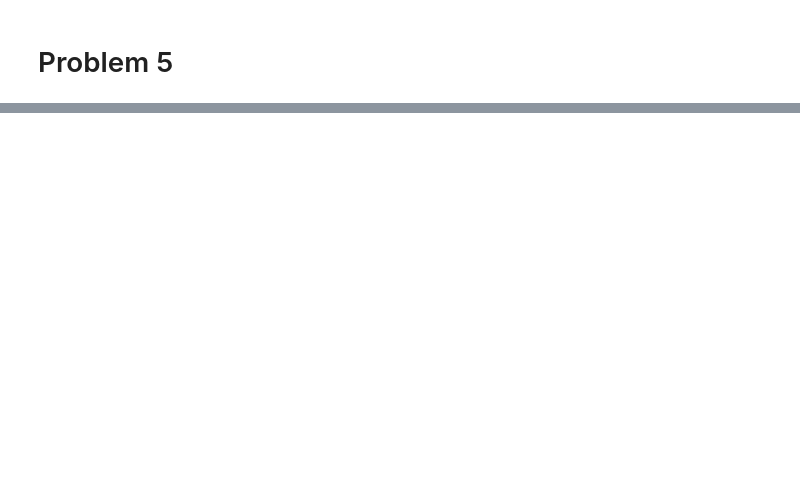
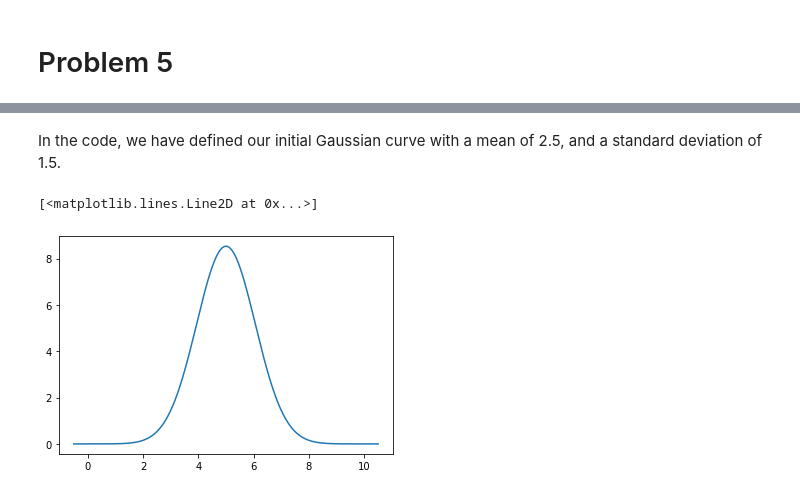
Before and after one commit to Mick-Ross/Computational-Data-Analysis, a Jupyter notebook: Homework 2.ipynb, the cells around one changed output, grey strips where cells are left out. Saved outputs shown, nothing was run; the diff lists cells and outputs as text; code cells hidden in the pictures; blank space fills up the shorter version.

```diff
--- a/Homework 2.ipynb
+++ b/Homework 2.ipynb
@@ -115,0 +115,5 @@ By checking on a semi-log plot, we can say with some confidence that we have a G
+# %%
+x = np.linspace(-3,8,500)
+normalDist = stats.norm.pdf(x, loc=2.5, scale=1.5)
+plt.plot(x,normalDist)
+plt.show()
@@ -115,0 +122,10 @@ By checking on a semi-log plot, we can say with some confidence that we have a G
+# %% [markdown]
+In the code, we have defined our initial Gaussian curve with a mean of 2.5, and a standard deviation of 1.5.
+# %%
+normalDistSum = np.convolve(normalDist, normalDist)
+
+domain3 = np.linspace(-0.5, 10.5, 999)
+plt.plot(domain3, normalDistSum)
+# %% [output]
+[<matplotlib.lines.Line2D at 0x...>]
+[figure, added]
```
Also changed, not shown: parts of 17 cells of this notebook.
